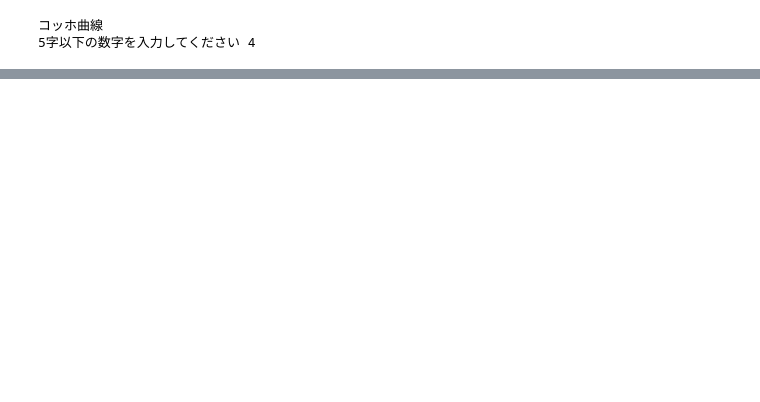
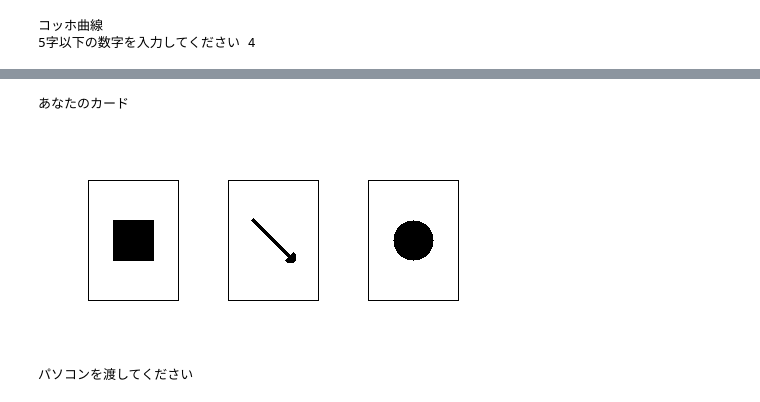
Before and after one commit to kooosee/Prog2kakushin, a Jupyter notebook: work3.ipynb, the cells around one changed output, grey strips where cells are left out. Cells and saved outputs as stored; diff of their text form; code cells hidden in the pictures; blank space fills up the shorter version.

```diff
--- a/work3.ipynb
+++ b/work3.ipynb
@@ -78,0 +164,42 @@ kohh(n,length)
+# %%
+print('あなたのカード')
+img3 = np.zeros( (220, 470, 3), np.uint8 )
+img3.fill( 255 )
+for i in range(3):
+  cv2.rectangle(img3,(50+140*i,50),(140+140*i,170),color=(0))
+if youcard1=='○':
+  make_circle(95,110,20,img3)
+elif youcard1=='□':
+  make_rectangle(75,90,115,130,img3)
+elif youcard1=='↘︎':
+  make_ya(75,90,115,130,img3)
+elif youcard1=='＋':
+  make_pulus(95,90,95,130,75,110,115,110,img3)
+elif youcard1=='×':
+  make_batsu(75,90,115,130,115,90,75,130,img3)
+if youcard2=='○':
+  make_circle(235,110,20,img3)
+elif youcard2=='□':
+  make_rectangle(215,90,255,130,img3)
+elif youcard2=='↘︎':
+  make_ya(215,90,255,130,img3)
+elif youcard2=='＋':
+  make_pulus(235,90,235,130,215,110,255,110,img3)
+elif youcard2=='×':
+  make_batsu(215,90,255,130,255,90,215,130,img3)
+if youcard3=='○':
+  make_circle(375,110,20,img3)
+elif youcard3=='□':
+  make_rectangle(355,90,395,130,img3)
+elif youcard3=='↘︎':
+  make_ya(355,90,395,130,img3)
+elif youcard3=='＋':
+  make_pulus(375,90,375,130,355,110,395,110,img3)
+elif youcard3=='×':
+  make_batsu(355,90,395,130,395,90,355,130,img3)
+cv2_imshow(img3)
+print('パソコンを渡してください\n\n\n\n\n\n\n\n\n\n\n\n')
+# %% [output]
+あなたのカード
+[figure, added]
+パソコンを渡してください
```
Also changed, not shown: parts of 9 cells of this notebook.
